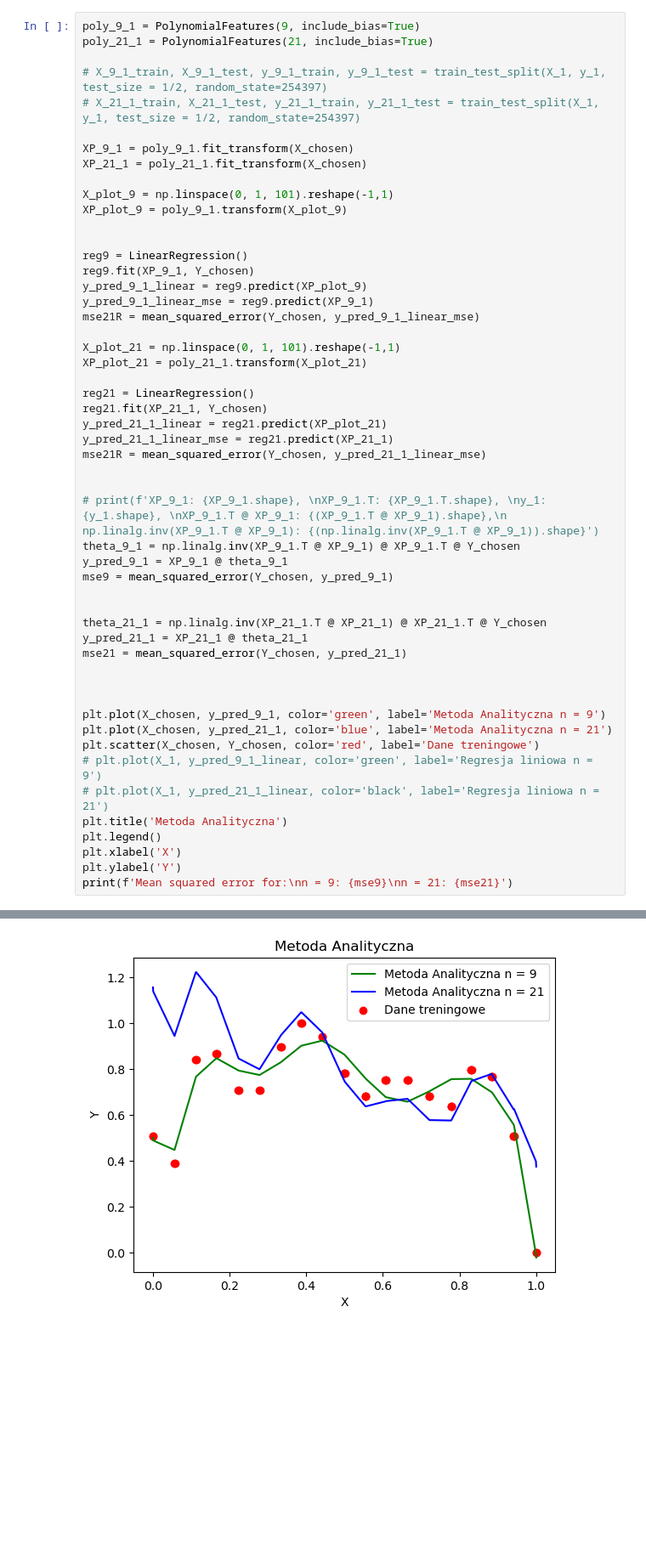
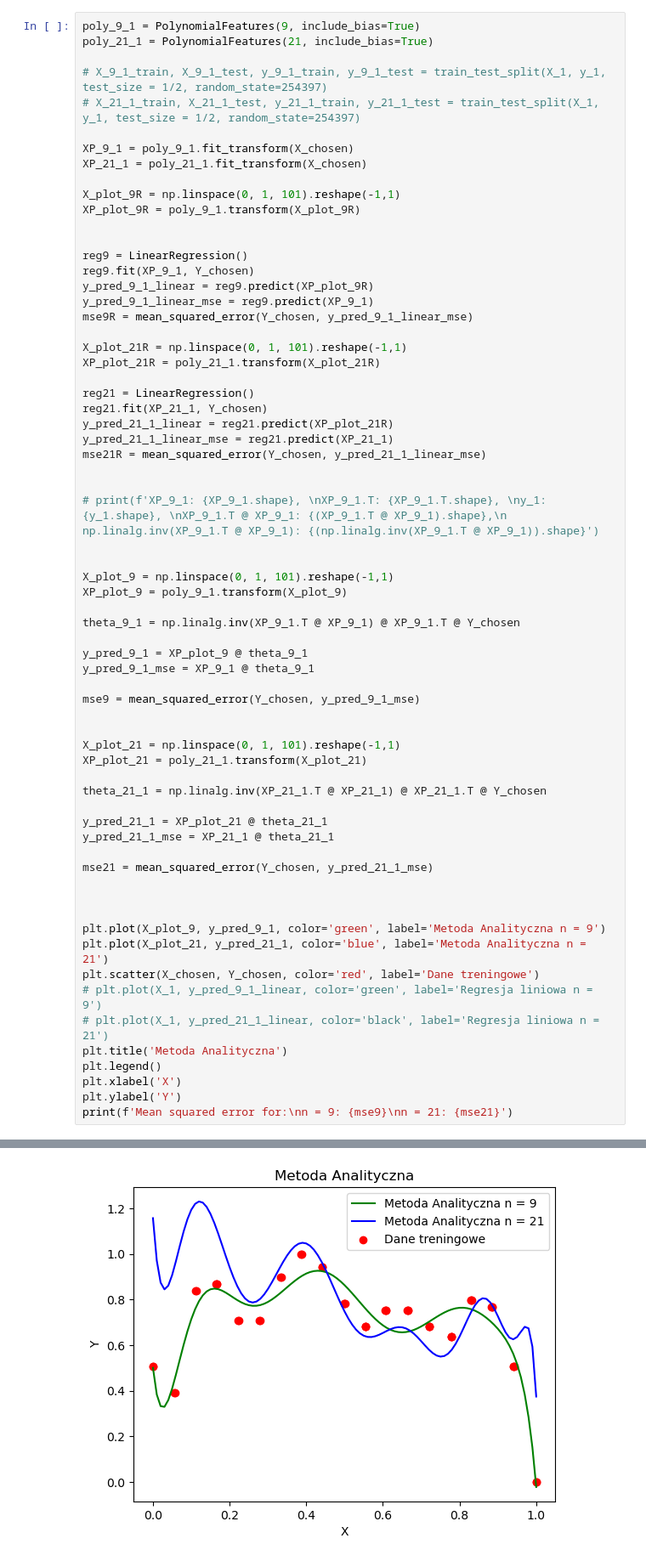
Before and after one commit to HaZhul/ML-models, a Jupyter notebook: PUM1/Lab1.ipynb, the cells around one changed output, grey strips where cells are left out. Shown at 85% size. Saved outputs shown, nothing was run; the diff lists cells and outputs as text; blank space fills up the shorter version.

```diff
--- a/PUM1/Lab1.ipynb
+++ b/PUM1/Lab1.ipynb
@@ -118,53 +118,67 @@ poly_21_1 = PolynomialFeatures(21, include_bias=True)
 XP_9_1 = poly_9_1.fit_transform(X_chosen)
 XP_21_1 = poly_21_1.fit_transform(X_chosen)
 
-X_plot_9 = np.linspace(0, 1, 101).reshape(-1,1)
-XP_plot_9 = poly_9_1.transform(X_plot_9)
+X_plot_9R = np.linspace(0, 1, 101).reshape(-1,1)
+XP_plot_9R = poly_9_1.transform(X_plot_9R)
 
 
 reg9 = LinearRegression()
 reg9.fit(XP_9_1, Y_chosen)
-y_pred_9_1_linear = reg9.predict(XP_plot_9)
+y_pred_9_1_linear = reg9.predict(XP_plot_9R)
 y_pred_9_1_linear_mse = reg9.predict(XP_9_1)
-mse21R = mean_squared_error(Y_chosen, y_pred_9_1_linear_mse)
+mse9R = mean_squared_error(Y_chosen, y_pred_9_1_linear_mse)
 
-X_plot_21 = np.linspace(0, 1, 101).reshape(-1,1)
-XP_plot_21 = poly_21_1.transform(X_plot_21)
+X_plot_21R = np.linspace(0, 1, 101).reshape(-1,1)
+XP_plot_21R = poly_21_1.transform(X_plot_21R)
 
 reg21 = LinearRegression()
 reg21.fit(XP_21_1, Y_chosen)
-y_pred_21_1_linear = reg21.predict(XP_plot_21)
+y_pred_21_1_linear = reg21.predict(XP_plot_21R)
 y_pred_21_1_linear_mse = reg21.predict(XP_21_1)
 mse21R = mean_squared_error(Y_chosen, y_pred_21_1_linear_mse)
 
 
 # print(f'XP_9_1: {XP_9_1.shape}, \nXP_9_1.T: {XP_9_1.T.shape}, \ny_1: {y_1.shape}, \nXP_9_1.T @ XP_9_1: {(XP_9_1.T @ XP_9_1).shape},\n np.linalg.inv(XP_9_1.T @ XP_9_1): {(np.linalg.inv(XP_9_1.T @ XP_9_1)).shape}')
-theta_9_1 = np.linalg.inv(XP_9_1.T @ XP_9_1) @ XP_9_1.T @ Y_chosen
-y_pred_9_1 = XP_9_1 @ theta_9_1
-mse9 = mean_squared_error(Y_chosen, y_pred_9_1)
 
 
+X_plot_9 = np.linspace(0, 1, 101).reshape(-1,1)
+XP_plot_9 = poly_9_1.transform(X_plot_9)
+
+theta_9_1 = np.linalg.inv(XP_9_1.T @ XP_9_1) @ XP_9_1.T @ Y_chosen
+
+y_pred_9_1 = XP_plot_9 @ theta_9_1
+y_pred_9_1_mse = XP_9_1 @ theta_9_1
+
+mse9 = mean_squared_error(Y_chosen, y_pred_9_1_mse)
+
+
+X_plot_21 = np.linspace(0, 1, 101).reshape(-1,1)
+XP_plot_21 = poly_21_1.transform(X_plot_21)
+
 theta_21_1 = np.linalg.inv(XP_21_1.T @ XP_21_1) @ XP_21_1.T @ Y_chosen
-y_pred_21_1 = XP_21_1 @ theta_21_1
-mse21 = mean_squared_error(Y_chosen, y_pred_21_1)
+
+y_pred_21_1 = XP_plot_21 @ theta_21_1
+y_pred_21_1_mse = XP_21_1 @ theta_21_1
+
+mse21 = mean_squared_error(Y_chosen, y_pred_21_1_mse)
 
 
 
-plt.plot(X_chosen, y_pred_9_1, color='green', label='Metoda Analityczna n = 9')
-plt.plot(X_chosen, y_pred_21_1, color='blue', label='Metoda Analityczna n = 21')
+plt.plot(X_plot_9, y_pred_9_1, color='green', label='Metoda Analityczna n = 9')
+plt.plot(X_plot_21, y_pred_21_1, color='blue', label='Metoda Analityczna n = 21')
 plt.scatter(X_chosen, Y_chosen, color='red', label='Dane treningowe')
 # plt.plot(X_1, y_pred_9_1_linear, color='green', label='Regresja liniowa n = 9')
 # plt.plot(X_1, y_pred_21_1_linear, color='black', label='Regresja liniowa n = 21')
 plt.title('Metoda Analityczna')
 plt.legend()
 plt.xlabel('X')
 plt.ylabel('Y')
 print(f'Mean squared error for:\nn = 9: {mse9}\nn = 21: {mse21}')
 # %% [output]
 Mean squared error for:
 n = 9: 0.004660678838761902
 n = 21: 0.05042402245394054
-[figure, old version]
+[figure, new version]
 # %%
 # plt.plot(X_1, y_pred_9_1, color='pink', label='Metoda Analityczna n = 9')
 # plt.plot(X_1, y_pred_21_1, color='yellow', label='Metoda Analityczna n = 21')
```
Also changed, not shown: parts of 5 cells of this notebook.
